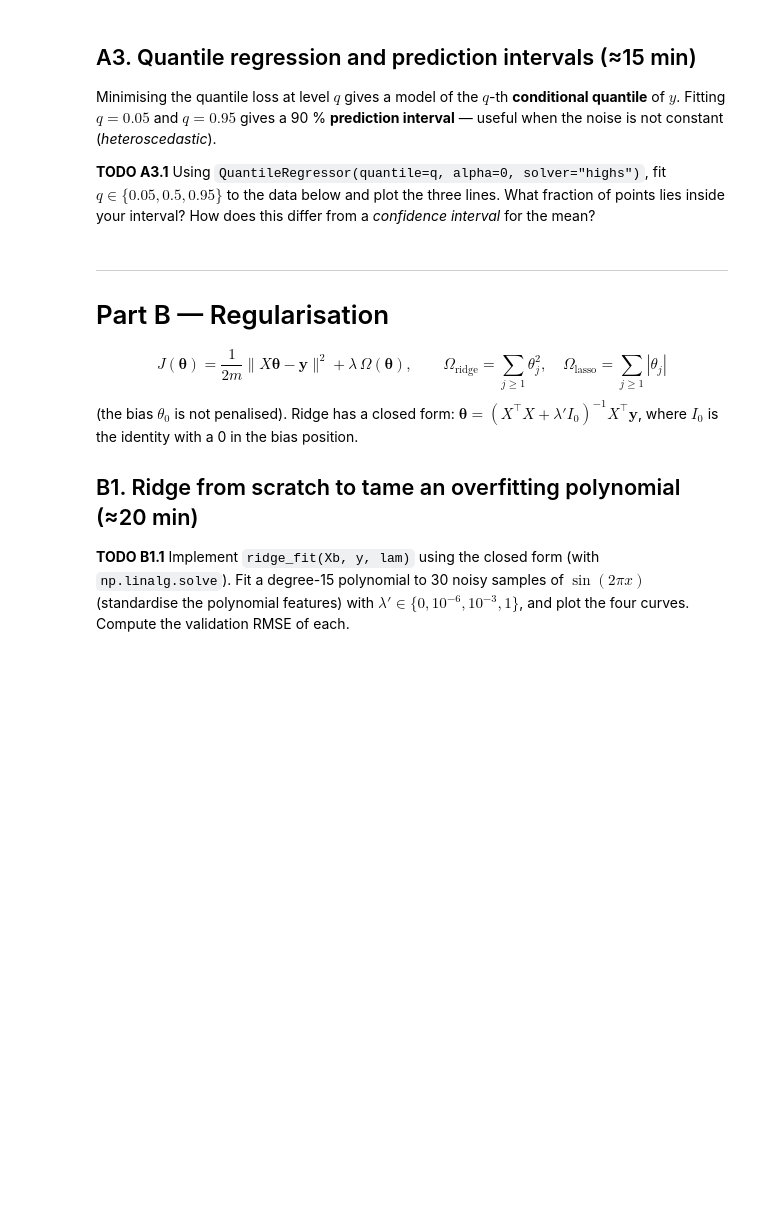
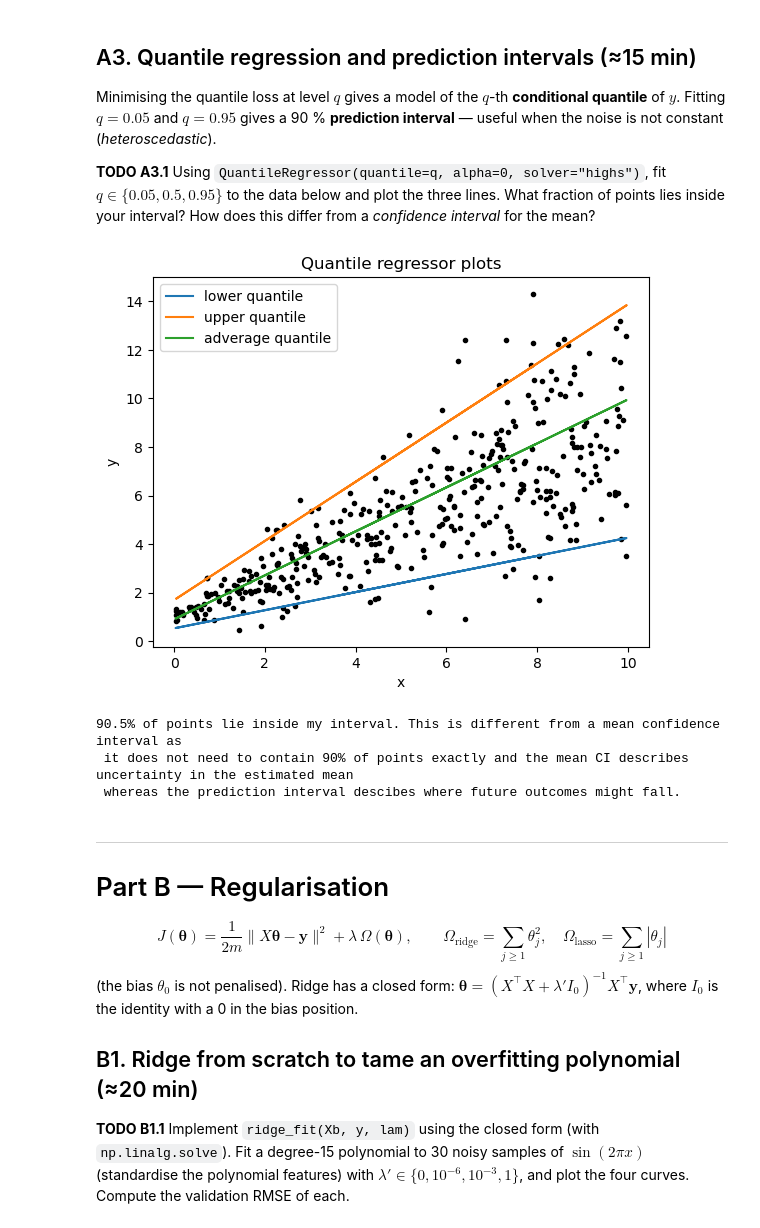
Before and after one commit to AxelTettenbornDurham/AI_lab_coursework, a Jupyter notebook: P5_cost_functions_regularisation.ipynb, the cells around one changed output. Saved outputs shown, nothing was run; the diff lists cells and outputs as text; code cells hidden in the pictures; blank space fills up the shorter version.

```diff
--- a/P5_cost_functions_regularisation.ipynb
+++ b/P5_cost_functions_regularisation.ipynb
@@ -133,9 +155,29 @@ this differ from a *confidence interval* for the mean?
 # %%
 from sklearn.linear_model import QuantileRegressor
 
 xh = rng.uniform(0, 10, 400)
 yh = 1 + 0.8 * xh + rng.normal(0, 0.2 + 0.3 * xh)          # noise grows with x
-# YOUR CODE HERE
+plt.scatter(xh, yh, c="k", marker=".")
+
+models = {}
+for q in [0.05, 0.5, 0.95]:
+    models[q] = QuantileRegressor(quantile=q, alpha=0,solver="highs").fit(xh.reshape(-1, 1), yh)
+lower = models[0.05].predict(xh[:, None])
+upper = models[0.95].predict(xh[:, None])
+coverage = np.mean((yh >= lower) & (yh <= upper))
+plt.plot(xh, lower, label="lower quantile")
+plt.plot(xh, upper, label="upper quantile")
+plt.plot(xh, coverage + xh*coverage, label="adverage quantile")
+
+plt.xlabel("x"); plt.ylabel("y"); plt.title("Quantile regressor plots"); plt.legend(); plt.show()
+
+ratio = len(xh[(yh < lower) | (yh > upper)])/len(xh)
+print(f"{(1-ratio)*100}% of points lie inside my interval. This is different from a mean confidence interval as\n it does not need to contain 90% of points exactly and the mean CI describes uncertainty in the estimated mean\n whereas the prediction interval descibes where future outcomes might fall.")
+# %% [output]
+[figure, added]
+90.5% of points lie inside my interval. This is different from a mean confidence interval as
+ it does not need to contain 90% of points exactly and the mean CI describes uncertainty in the estimated mean
+ whereas the prediction interval descibes where future outcomes might fall.
 # %% [markdown]
 ---
 # Part B — Regularisation
```
Also changed, not shown: parts of 7 cells of this notebook, 1 other file.
